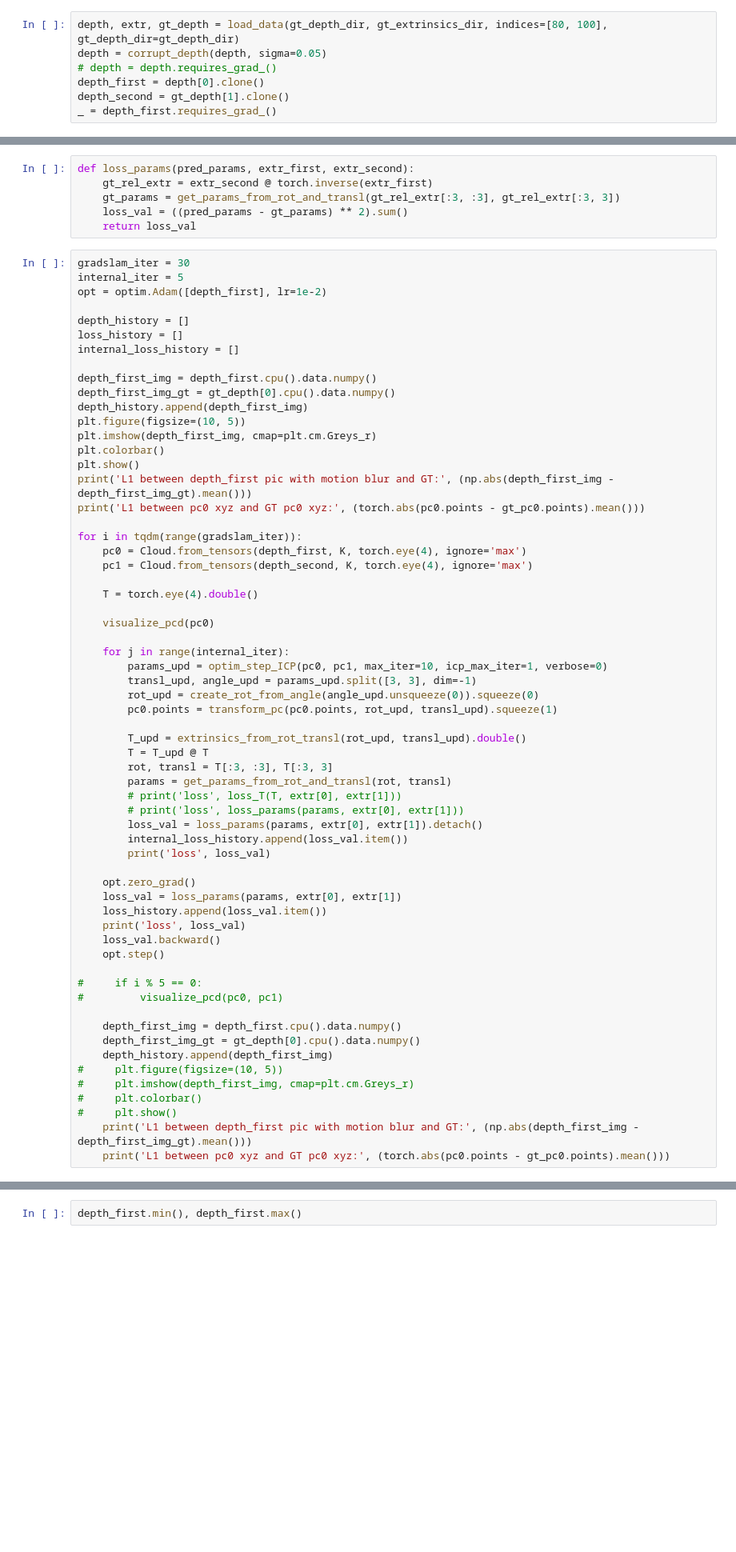
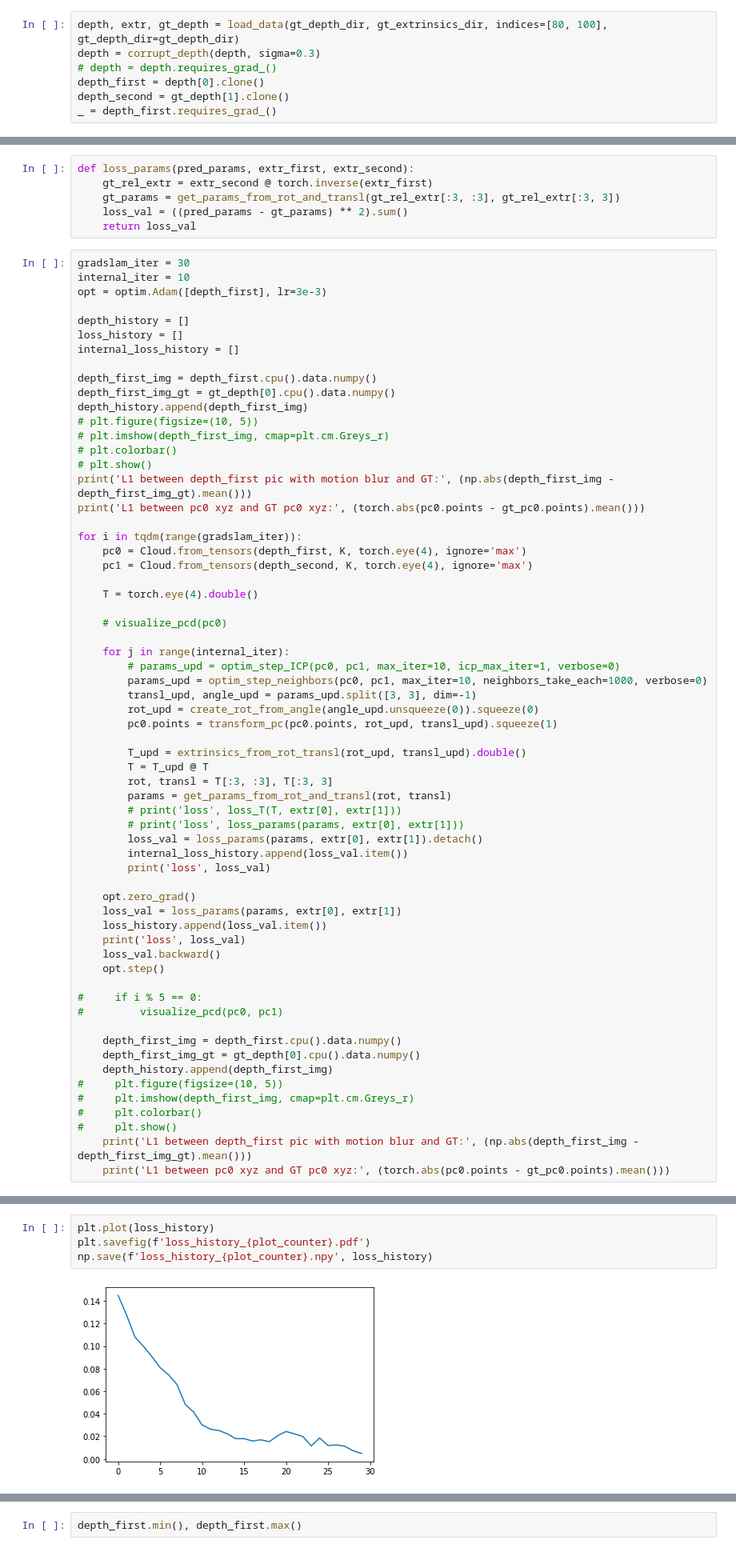
Before and after one commit to ys-koshelev/gradSLAM_FinalProject, a Jupyter notebook: GradOdometry for corruped depth.ipynb, the cells around one changed output, grey strips where cells are left out. Shown: that part at 80% size. Drawn from its saved outputs; the diff is of its cells as text; blank space fills up the shorter version.

```diff
--- a/GradOdometry for corruped depth.ipynb
+++ b/GradOdometry for corruped depth.ipynb
@@ -230,7 +232,7 @@ RuntimeError: Unable to cast Python instance to C++ type (compile in debug mode
 ### GradOdometry
 # %%
 depth, extr, gt_depth = load_data(gt_depth_dir, gt_extrinsics_dir, indices=[80, 100], gt_depth_dir=gt_depth_dir)
-depth = corrupt_depth(depth, sigma=0.05)
+depth = corrupt_depth(depth, sigma=0.3)
 # depth = depth.requires_grad_()
 depth_first = depth[0].clone()
 depth_second = gt_depth[1].clone()
@@ -268,8 +270,8 @@ def loss_params(pred_params, extr_first, extr_second):
     return loss_val
 # %%
 gradslam_iter = 30
-internal_iter = 5
-opt = optim.Adam([depth_first], lr=1e-2)
+internal_iter = 10
+opt = optim.Adam([depth_first], lr=3e-3)
 
 depth_history = []
 loss_history = []
@@ -278,10 +280,10 @@ internal_loss_history = []
 depth_first_img = depth_first.cpu().data.numpy()
 depth_first_img_gt = gt_depth[0].cpu().data.numpy()
 depth_history.append(depth_first_img)
-plt.figure(figsize=(10, 5))
-plt.imshow(depth_first_img, cmap=plt.cm.Greys_r)
-plt.colorbar()
-plt.show()
+# plt.figure(figsize=(10, 5))
+# plt.imshow(depth_first_img, cmap=plt.cm.Greys_r)
+# plt.colorbar()
+# plt.show()
 print('L1 between depth_first pic with motion blur and GT:', (np.abs(depth_first_img - depth_first_img_gt).mean()))
 print('L1 between pc0 xyz and GT pc0 xyz:', (torch.abs(pc0.points - gt_pc0.points).mean()))
 
@@ -291,10 +293,11 @@ for i in tqdm(range(gradslam_iter)):
 
     T = torch.eye(4).double()
 
-    visualize_pcd(pc0)
+    # visualize_pcd(pc0)
 
     for j in range(internal_iter):
-        params_upd = optim_step_ICP(pc0, pc1, max_iter=10, icp_max_iter=1, verbose=0)
+        # params_upd = optim_step_ICP(pc0, pc1, max_iter=10, icp_max_iter=1, verbose=0)
+        params_upd = optim_step_neighbors(pc0, pc1, max_iter=10, neighbors_take_each=1000, verbose=0)
         transl_upd, angle_upd = params_upd.split([3, 3], dim=-1)
         rot_upd = create_rot_from_angle(angle_upd.unsqueeze(0)).squeeze(0)
         pc0.points = transform_pc(pc0.points, rot_upd, transl_upd).squeeze(1)
@@ -403,0 +542,6 @@ plt.plot(loss)
+# %%
+plt.plot(loss_history)
+plt.savefig(f'loss_history_{plot_counter}.pdf')
+np.save(f'loss_history_{plot_counter}.npy', loss_history)
+# %% [output]
+[figure, added]
```
Also changed, not shown: parts of 10 cells of this notebook, 1 other file.
